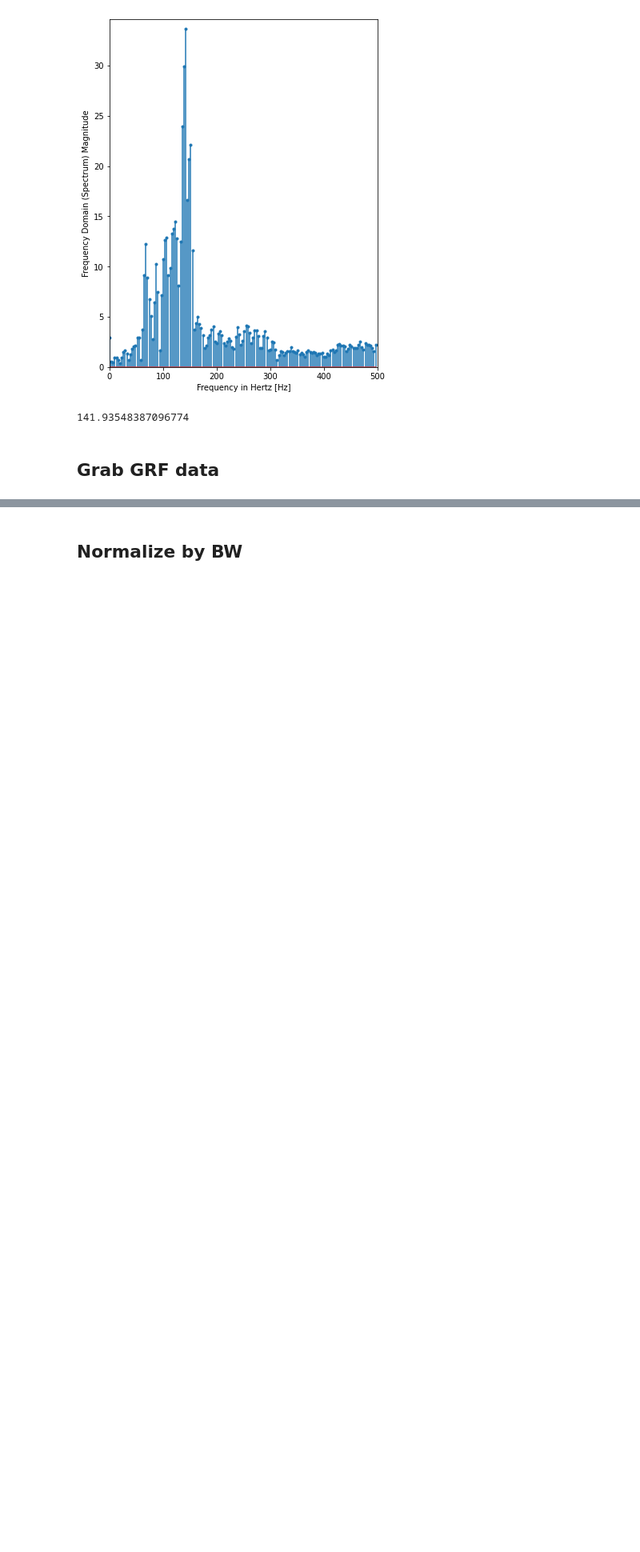
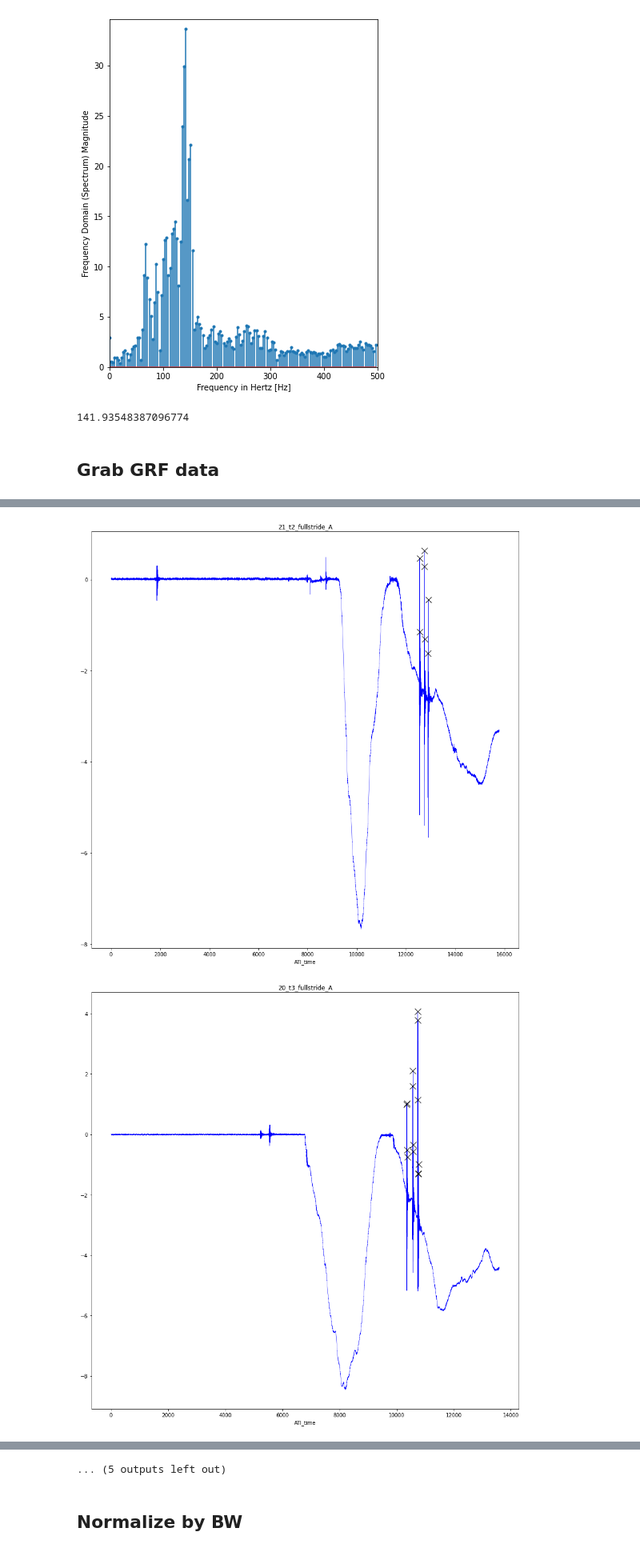
Before and after one commit to popscallion/possumpolish, a Jupyter notebook: externalMoments.ipynb, the cells around one changed output, grey strips where cells are left out. Shown at 80% size. Drawn from its saved outputs; the diff is of its cells as text; code cells hidden in the pictures; blank space fills up the shorter version.

```diff
--- a/externalMoments.ipynb
+++ b/externalMoments.ipynb
@@ -126,0 +130,15 @@ force_df = pd.concat(csv_dict, names=['Run ID','ATI_time'])
+# %%
+skip_crop = ['3_p4_squeezelow_A', '2_p3_stand','3_p1_stand', '11_t1_stand']
+for trial_id in csv_dict.keys():
+    if not trial_id in skip_crop:
+        zData = force_df.loc[trial_id,'FZ_sum']
+        peaks, _ = signal.find_peaks(zData, prominence=2, distance=1, width=(1,10))
+        log.loc[trial_id,'force_sync'] = peaks[0]
+        fig, ax=plt.subplots( figsize=(15,15) )
+        zData.plot.line(x='time',y='FZ_sum', ax=ax, lw=0.5, color='blue')
+        ax.plot(peaks, zData[peaks],"x", markersize=12, color="black")
+        ax.set_title(trial_id)
+        plt.show()
+# %% [output]
+[figure, added]
+[figure, added]
@@ -127,3 +155,4 @@ force_df = pd.concat(csv_dict, names=['Run ID','ATI_time'])
+... (5 outputs left out)
 # %% [markdown]
 ## Normalize by BW
 # %%
```
Also changed, not shown: parts of 12 cells of this notebook.
